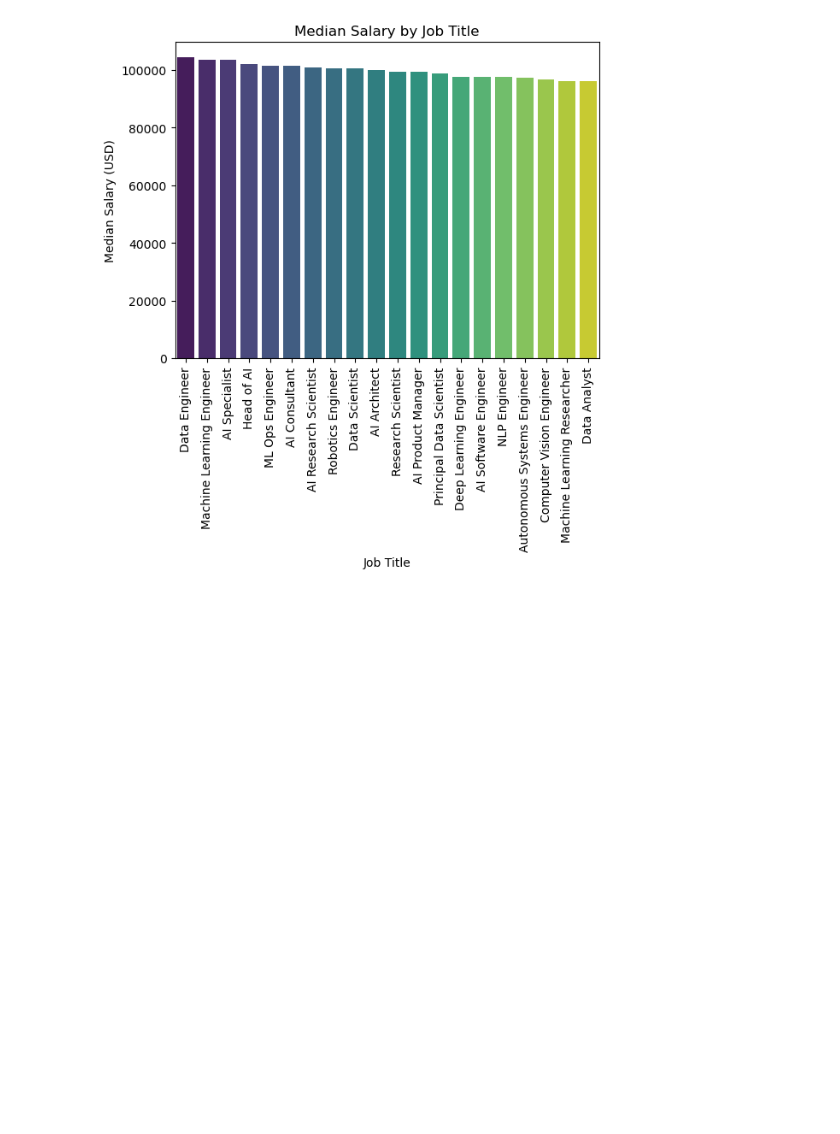
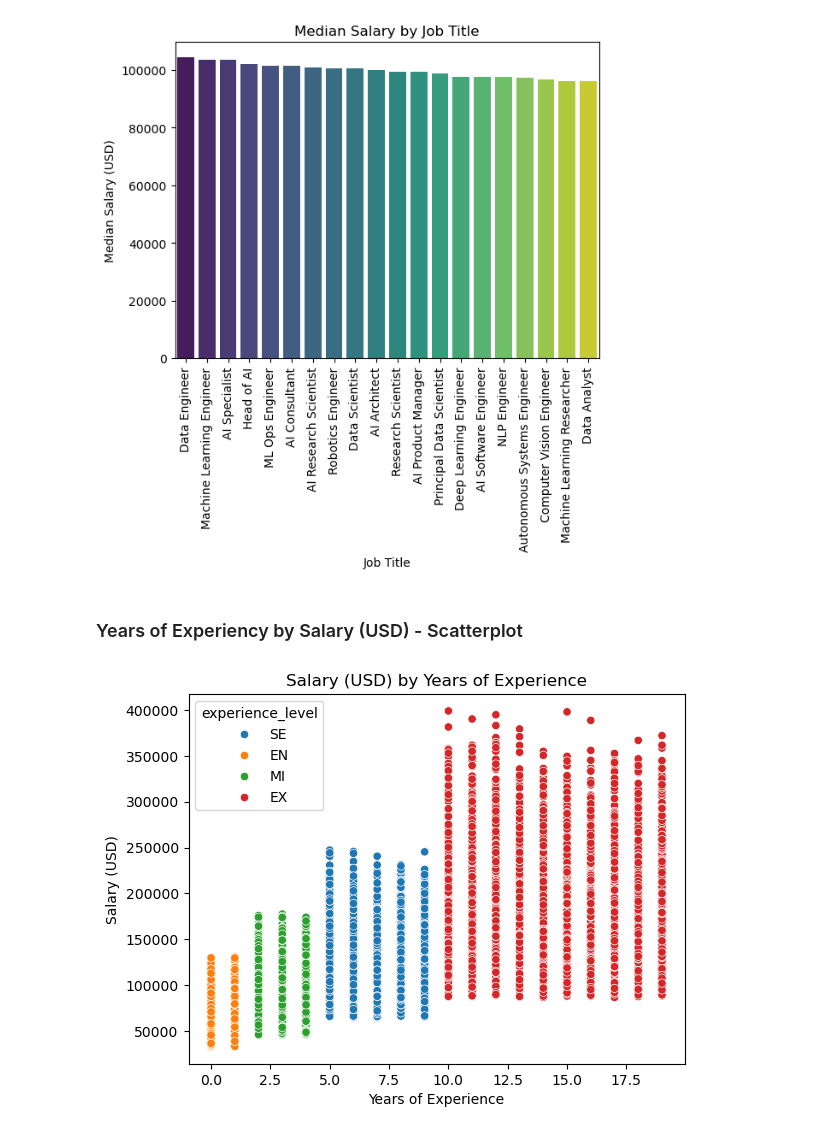
Before and after one commit to pawelsiurek/AI-Market-EDA, a Jupyter notebook: notebooks/EDA.ipynb, the cells around one changed output. Saved outputs shown, nothing was run; the diff lists cells and outputs as text; code cells hidden in the pictures; blank space fills up the shorter version.

```diff
--- a/notebooks/EDA.ipynb
+++ b/notebooks/EDA.ipynb
@@ -208,3 +218,13 @@ Passing `palette` without assigning `hue` is deprecated and will be removed in v
 
   sns.barplot(data=median_salaries, x='job_title', y='salary_usd', palette='viridis');
 [figure]
+# %% [markdown]
+### Years of Experiency by Salary (USD) - Scatterplot
+# %%
+sns.scatterplot(data=df, x='years_experience', y='salary_usd', hue='experience_level')
+plt.xlabel('Years of Experience')
+plt.ylabel('Salary (USD)')
+plt.title('Salary (USD) by Years of Experience')
+plt.show()
+# %% [output]
+[figure, added]
```
Also changed, not shown: parts of 8 cells of this notebook.
